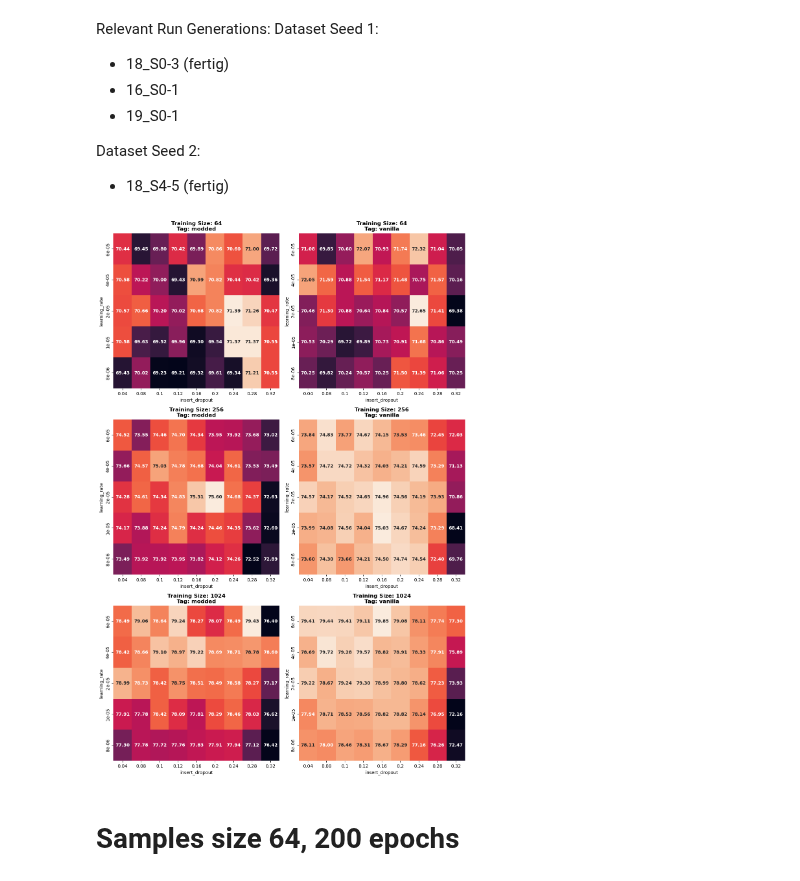
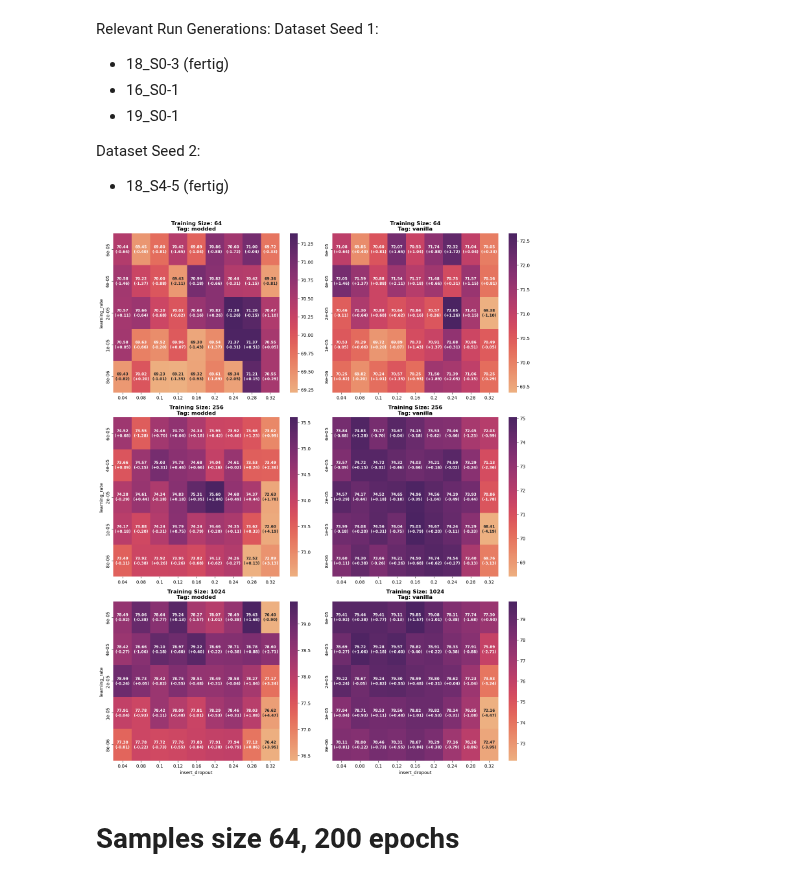
Before and after one commit to Ricu/fantastic-umbrella, a Jupyter notebook: notebooks/plotting_heatmaps.ipynb, the cells around one changed output. Saved outputs shown, nothing was run; the diff lists cells and outputs as text; code cells hidden in the pictures.

```diff
--- a/notebooks/plotting_heatmaps.ipynb
+++ b/notebooks/plotting_heatmaps.ipynb
@@ -70,9 +70,14 @@ fig, axs = plt.subplots(
     # sharex = True,
     # sharey = True,
     # figsize = (14,14)
-    figsize = (SCALER*TEXTWIDTH,ratio*SCALER*TEXTWIDTH),
+    figsize = (1.2*SCALER*TEXTWIDTH,ratio*SCALER*TEXTWIDTH),
     # gridspec_kw={'width_ratios':[1]*len(tags) + [0.08]}
     )
+
+def generate_annotation(current_value, other_value, fmt):
+    difference = current_value - other_value
+    return f'{current_value:{fmt}}\n({difference:+.2f})'
+vect_generate_annotation = np.vectorize(generate_annotation)
 
 external_filter = df_all["dataset_seed"] == 1
 for idx, train_size in enumerate(training_sizes):
@@ -81,48 +86,59 @@ for idx, train_size in enumerate(training_sizes):
     vmin = 100
     vmax = 0
 
     for idy, tag in enumerate(tags):
         mode_filter = df_all["Tags"].str.contains(tag)
         filters = external_filter & train_size_filter & mode_filter
         filtered_df = df_all.loc[filters]
         df_pivot = filtered_df.pivot_table(
             index=["learning_rate"],
             columns=["insert_dropout"],
             values=["best_accuracy"],
             aggfunc=AGG_FUNCTION
             )
         df_pivot = df_pivot.sort_index(ascending=False)
         df_pivot.columns = df_pivot.columns.droplevel(0)
         df_pivot = df_pivot * 100 # make values percentage
-        vmin = min(vmin,df_pivot.min().min())
-        vmax = max(vmax,df_pivot.max().max())
+        # vmin = min(vmin,df_pivot.min().min())
+        # vmax = max(vmax,df_pivot.max().max())
+        vmin = min(vmin,df_pivot.melt().quantile(0.1).value)
+        vmax = max(vmax,df_pivot.melt().quantile(0.9).value)
         pivots_dict[idy] = df_pivot
+
+    # pivots_dict[len(tags)] = pivots_dict[0]-pivots_dict[1]
 
 
     for idy, df_pivot in pivots_dict.items():
         ax = axs[idx,idy]
+        other_df_pivot = pivots_dict[1-idy]  # assuming you have only two tags
+        annot = vect_generate_annotation(df_pivot.values, other_df_pivot.values, '.2f')
         sns.heatmap(
             data=df_pivot,
-            annot=True,
-            annot_kws={'weight':"bold"},
-            fmt='.2f',
-            ax = ax,
+            # annot=True,
+            annot=annot,
+            annot_kws={'weight':"bold", 'size': "small"},
+            # fmt='.2f',
+            fmt='',
+            ax=ax,
+            cmap='flare',  # Change the color palette to "crest"
             # vmin=vmin,
             # vmax=vmax,
-            cbar = False,#if idy != 0 else True,
-            cbar_ax= axs[idx,-1]
-            )
+            cbar=True,  # if idy != 0 else True,
+            # cbar_ax=axs[idx, -1]
+        )
         title = f'Training Size: {train_size}\nTag: {tags[idy]}'
         ax.set_title(title, weight='bold')
+        if idy != 0:
+            ax.set_ylabel('')
+
+        if idx != len(training_sizes) - 1:
+            ax.set_xlabel('')
+
+
 fig.tight_layout()
 plt.savefig('B_heatmaps_lr_dropout.pdf', format='pdf')
-        # if idy == 0:
-        #     ax.set_ylabel(f'Training Size: {train_size}')
-
-        # if idx == len(training_sizes) - 1:
-        #     ax.set_xlabel(f'Tag: {tags[idy]}')
 # %% [output]
-[figure, old version]
+[figure, new version]
 # %%
 filters = (df["catch_dropout"] == 0) and ()
 
```
Also changed, not shown: 8 other files.
